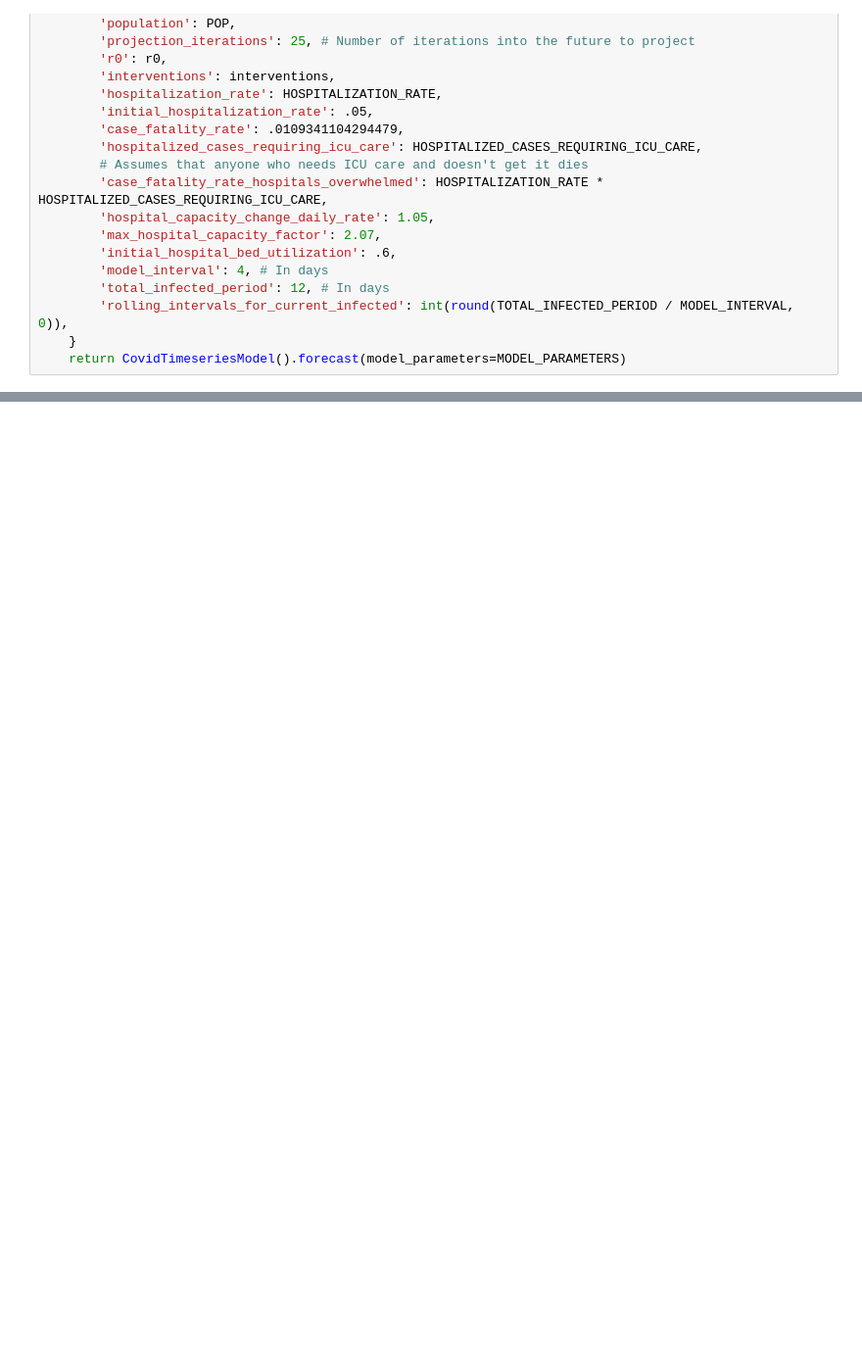
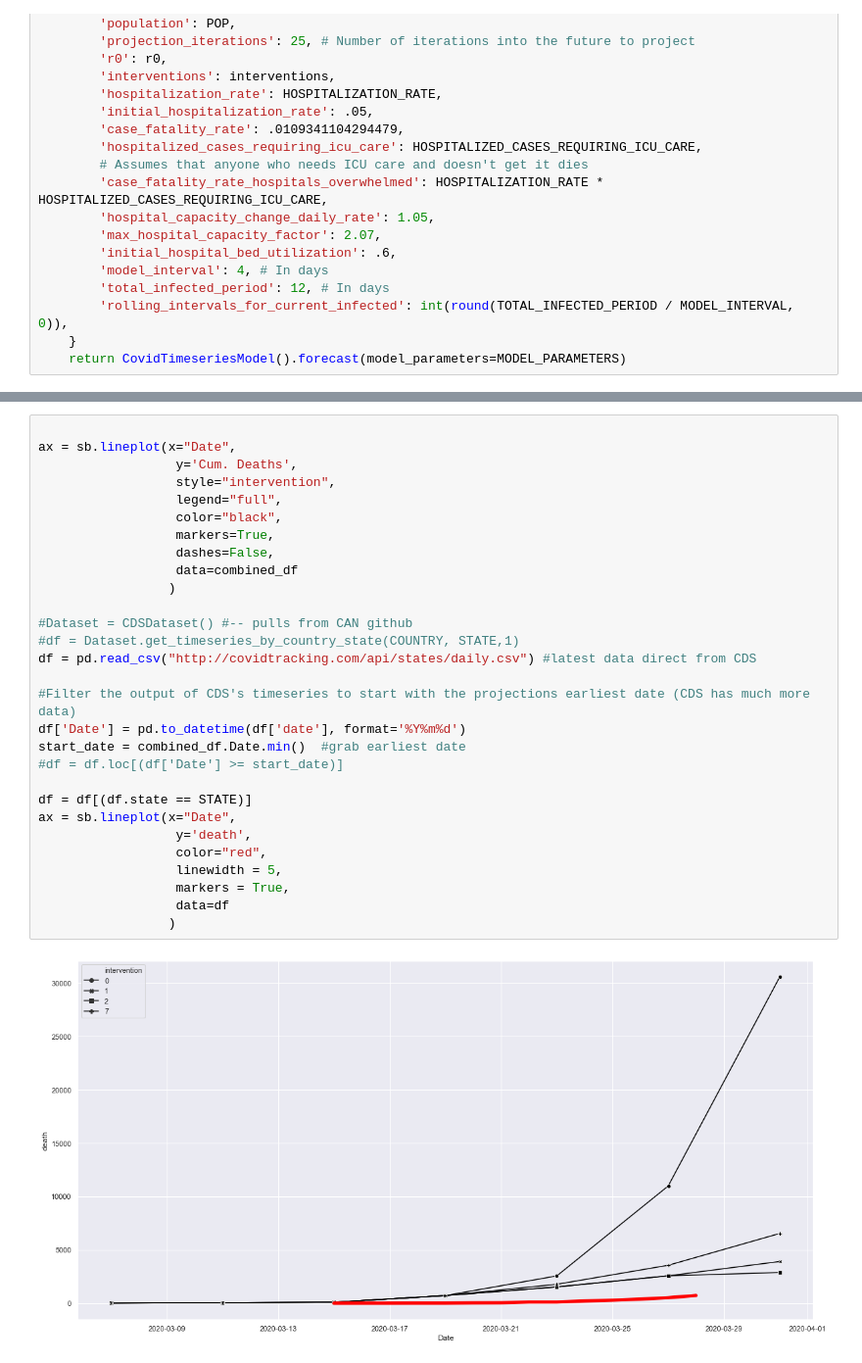
Before and after one commit to thoo/covid-data-model, a Jupyter notebook: notebook_runtime.ipynb, the cells around one changed output, grey strips where cells are left out. Shown: that part at 98% size. Cells and saved outputs as stored; diff of their text form; blank space fills up the shorter version.

```diff
--- a/notebook_runtime.ipynb
+++ b/notebook_runtime.ipynb
@@ -132,0 +133,31 @@ libs.CovidDatasets.JHUDataset
+# %%
+
+ax = sb.lineplot(x="Date",
+                  y='Cum. Deaths',
+                  style="intervention",
+                  legend="full",
+                  color="black",
+                  markers=True,
+                  dashes=False,
+                  data=combined_df
+                 )
+
+#Dataset = CDSDataset() #-- pulls from CAN github
+#df = Dataset.get_timeseries_by_country_state(COUNTRY, STATE,1)
+df = pd.read_csv("http://covidtracking.com/api/states/daily.csv") #latest data direct from CDS
+
+#Filter the output of CDS's timeseries to start with the projections earliest date (CDS has much more data)
+df['Date'] = pd.to_datetime(df['date'], format='%Y%m%d')
+start_date = combined_df.Date.min()  #grab earliest date
+#df = df.loc[(df['Date'] >= start_date)]
+
+df = df[(df.state == STATE)]
+ax = sb.lineplot(x="Date",
+                  y='death',
+                  color="red",
+                  linewidth = 5,
+                  markers = True,
+                  data=df
+                 )
+# %% [output]
+[figure, added]
```
Also changed, not shown: parts of 7 cells of this notebook.
